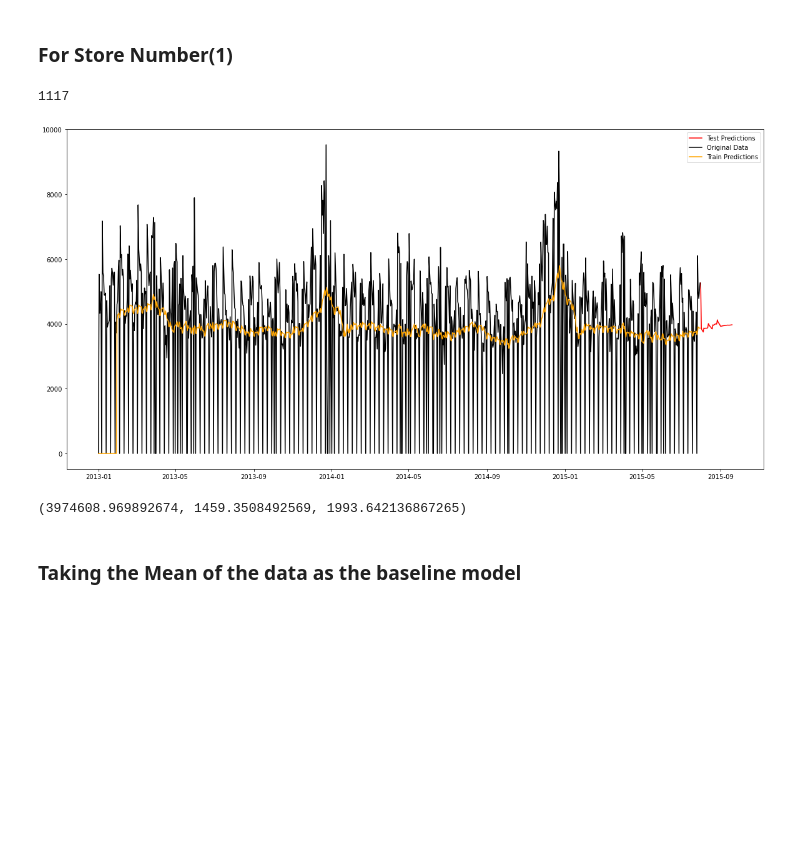
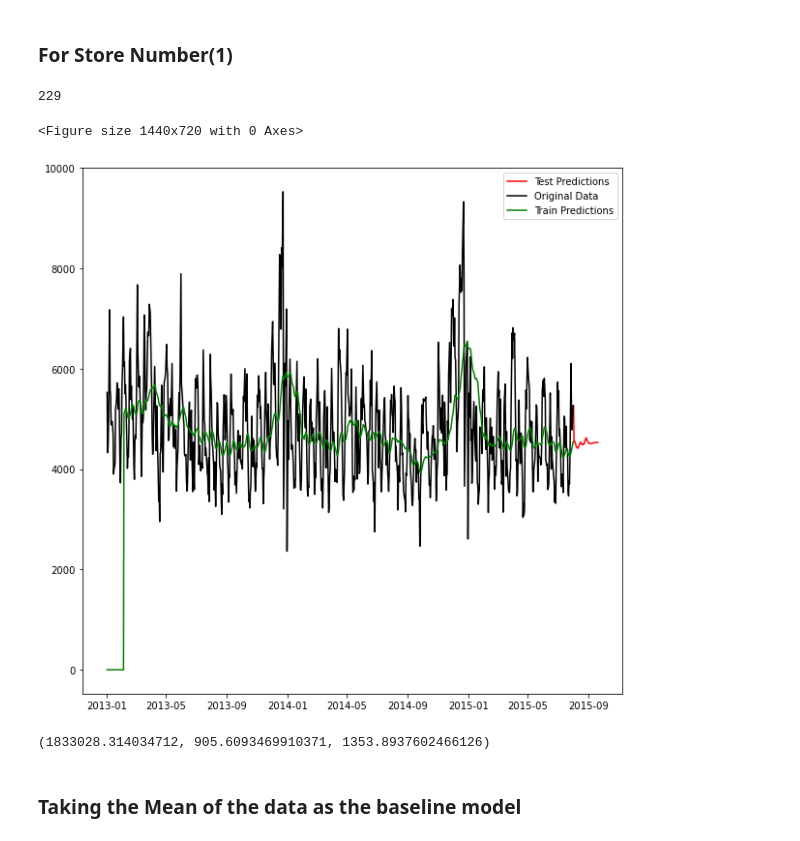
Before and after one commit to aashishpokharel/Time-Series-Sales-Prediction, a Jupyter notebook: naive_modelling.ipynb, the cells around one changed output. Cells and saved outputs as stored; diff of their text form; code cells hidden in the pictures; blank space fills up the shorter version.

```diff
--- a/naive_modelling.ipynb
+++ b/naive_modelling.ipynb
@@ -25,6 +25,7 @@ sales.Date = pd.to_datetime(sales.Date)
 sales.reset_index()
 sales['Date'] = sales['Date'].astype('datetime64')
 sales.set_index('Date', inplace=True)
+sales = sales.sort_index(ascending=True)
 sales.head()
 # %% [output]
 |  | Store | DayOfWeek | Sales | Customers | Open | Promo | StateHoliday | SchoolHoliday |
@@ -40,6 +41,7 @@ sales.head()
 # Requirement : Index must be sorted in ascending order
 def BaselinePrediction(data, predict_timeframe= 0, window = 12):
     timeframe_predictions = None
+    plt.figure(figsize=(10,10))
     if(predict_timeframe > 0):
         val = pd.date_range(data.index[-1] + pd.Timedelta(days = 1), periods= predict_timeframe, freq= 'D')
         pred_values = list(data.iloc[-window:].values)
@@ -51,7 +53,7 @@ def BaselinePrediction(data, predict_timeframe= 0, window = 12):
     predictions = data.rolling(window).mean()
     predictions.fillna(0, inplace = True)
     plt.plot(data,color = '#000000', label = 'Original Data')
-    plt.plot(predictions, color = 'orange', label = 'Train Predictions')
+    plt.plot(predictions, color = 'green', label = 'Train Predictions')
     plt.legend()
     return predictions
 # %%
@@ -86,22 +94,25 @@ first_store = sales[sales['Store'] == 1]
 first_store_open = first_store[first_store.Open ==1]
 # first_store.index= first_store.index.astype('datetime64[ns]')
 fs = first_store.Sales.copy()
+fs_open = first_store_open.Sales.copy()
 fs.sort_index(ascending= True, inplace= True)
+fs_open.sort_index(ascending= True, inplace=True)
 # %% [output]
-1117
+229
 # %%
 predict_timeframe = 50
 window = 30
 data = fs
 plt.figure(figsize=(20,10))
-predict_1 = BaselinePrediction(fs, predict_timeframe=predict_timeframe, window=window)
+predict_1 = BaselinePrediction(fs_open, predict_timeframe=predict_timeframe, window=window)
 # plt.plot(fs)
 # %% [output]
+<Figure size 1440x720 with 0 Axes>
-[figure, old version]
+[figure, new version]
 # %%
-eval_metrics(predict_1, fs)
+eval_metrics(predict_1, fs_open)
 # %% [output]
-(3974608.969892674, 1459.3508492569, 1993.642136867265)
+(1833028.314034712, 905.6093469910371, 1353.8937602466126)
 # %% [markdown]
 ### Taking the Mean of the data as the baseline model
 # %%
```
Also changed, not shown: parts of 16 cells of this notebook, 1 other file.
